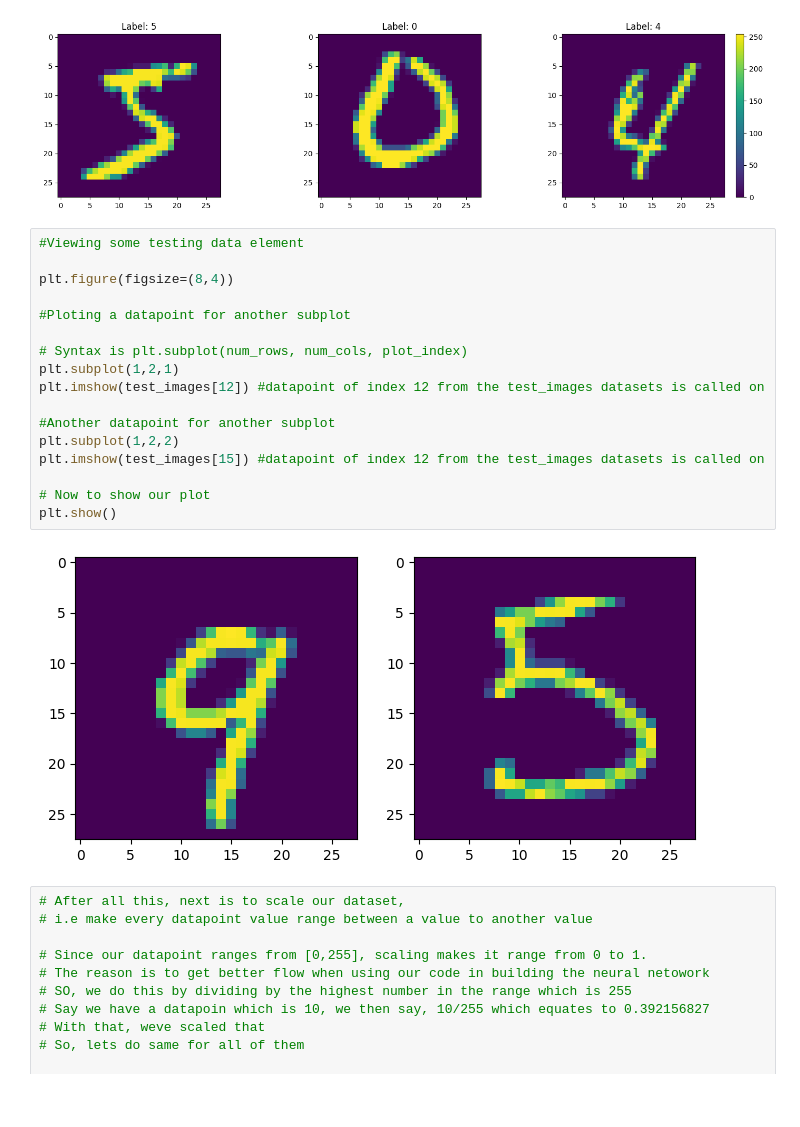
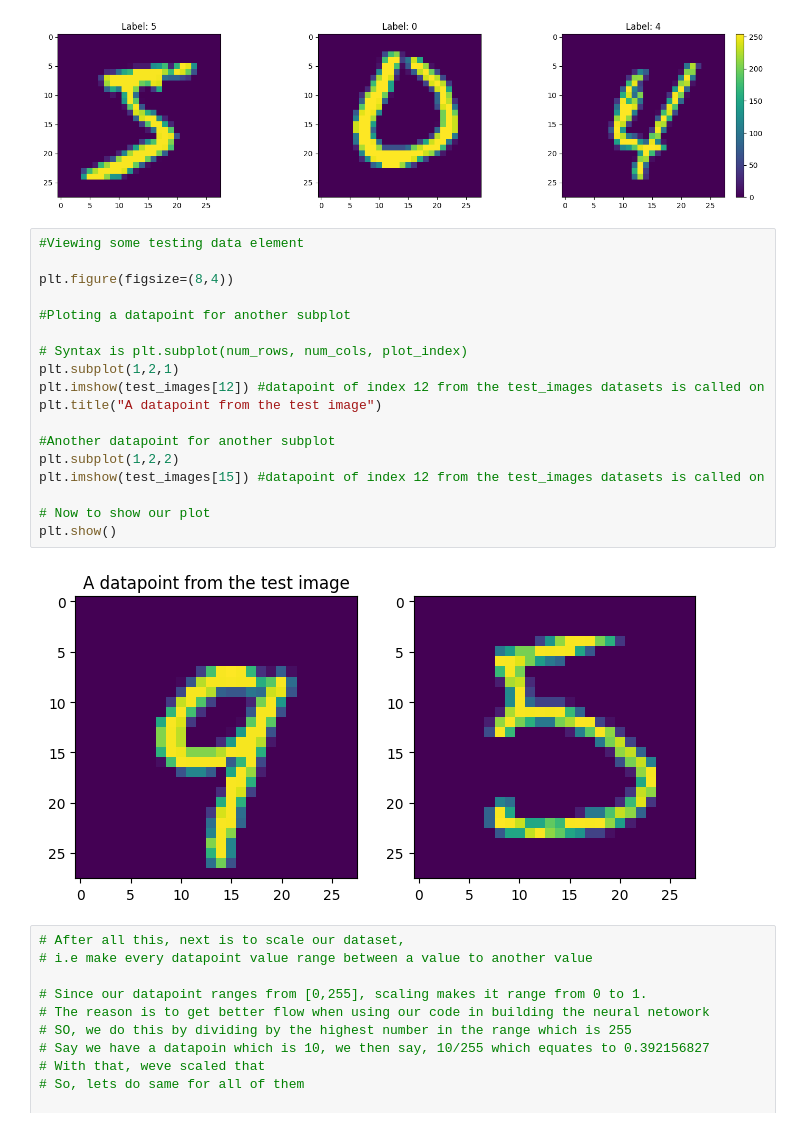
Before and after one commit to BheezPen/My-Upskilling-in-DS-and-AI-ML, a Jupyter notebook: SD_Practices/Building_Neural_Network_for_AI.ipynb, the cells around one changed output. Saved outputs shown, nothing was run; the diff lists cells and outputs as text; blank space fills up the shorter version.

```diff
--- a/SD_Practices/Building_Neural_Network_for_AI.ipynb
+++ b/SD_Practices/Building_Neural_Network_for_AI.ipynb
@@ -53,22 +53,23 @@ plt.show()
 # %%
 #Viewing some testing data element
 
 plt.figure(figsize=(8,4))
 
 #Ploting a datapoint for another subplot
 
 # Syntax is plt.subplot(num_rows, num_cols, plot_index)
 plt.subplot(1,2,1)
 plt.imshow(test_images[12]) #datapoint of index 12 from the test_images datasets is called on
+plt.title("A datapoint from the test image")
 
 #Another datapoint for another subplot
 plt.subplot(1,2,2)
 plt.imshow(test_images[15]) #datapoint of index 12 from the test_images datasets is called on
 
 # Now to show our plot
 plt.show()
 # %% [output]
-[figure, old version]
+[figure, new version]
 # %%
 # After all this, next is to scale our dataset,
 # i.e make every datapoint value range between a value to another value
```
Also changed, not shown: parts of 3 cells of this notebook.
